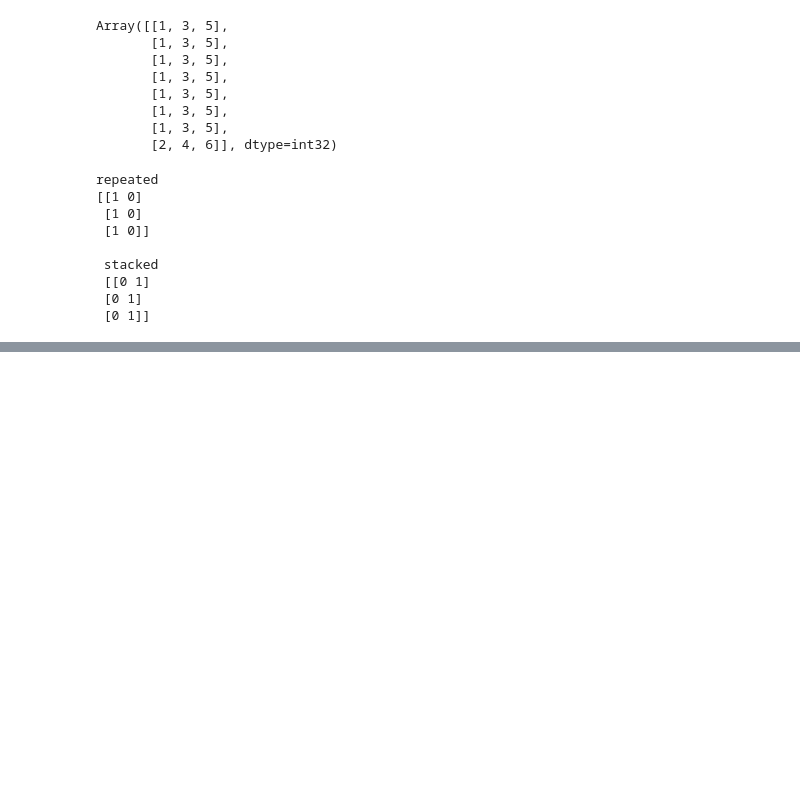
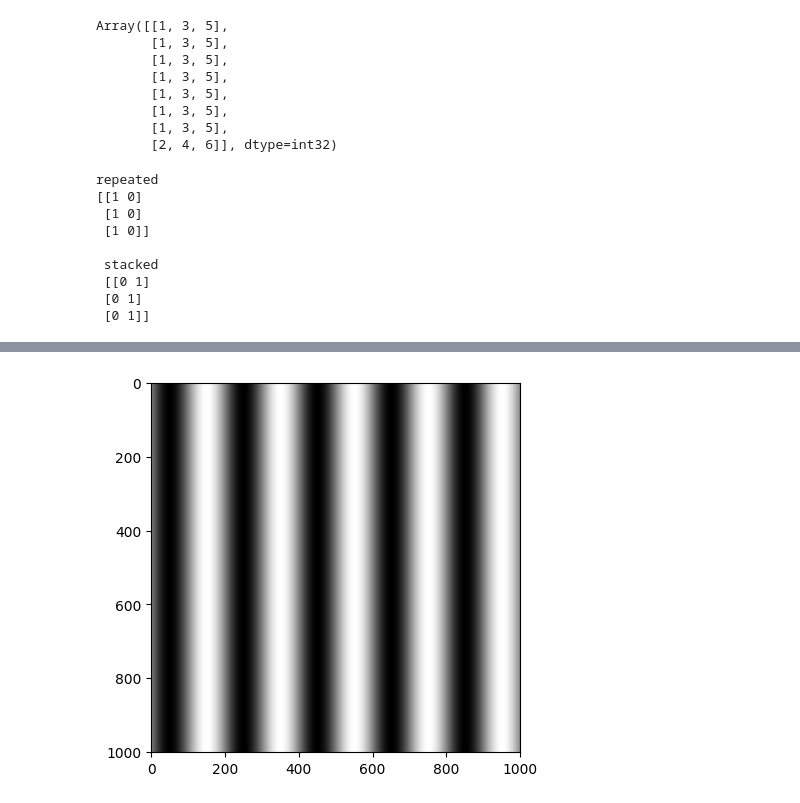
Before and after one commit to jakubMitura14/Jax_cuda_med, a Jupyter notebook: fourier_play.ipynb, the cells around one changed output, grey strips where cells are left out. Cells and saved outputs as stored; diff of their text form; code cells hidden in the pictures; blank space fills up the shorter version.

Commit message:
added some notes and start grating experiments
Signed-off-by: Jakub Mitura <jakub.mitura@gmail.com>

```diff
--- a/fourier_play.ipynb
+++ b/fourier_play.ipynb
@@ -150,0 +172,13 @@ https://greenteapress.com/thinkdsp/html/thinkdsp007.html
+# %%
+#from https://thepythoncodingbook.com/2021/08/30/2d-fourier-transform-in-python-and-fourier-synthesis-of-images/
+import numpy as np
+import matplotlib.pyplot as plt
+x = np.arange(-500, 501, 1)
+X, Y = np.meshgrid(x, x)
+wavelength = 200
+grating = np.sin(2 * np.pi * X / wavelength)
+plt.set_cmap("gray")
+plt.imshow(grating)
+plt.show()
+# %% [output]
+[figure, added]
```
Also changed, not shown: parts of 2 cells of this notebook.
